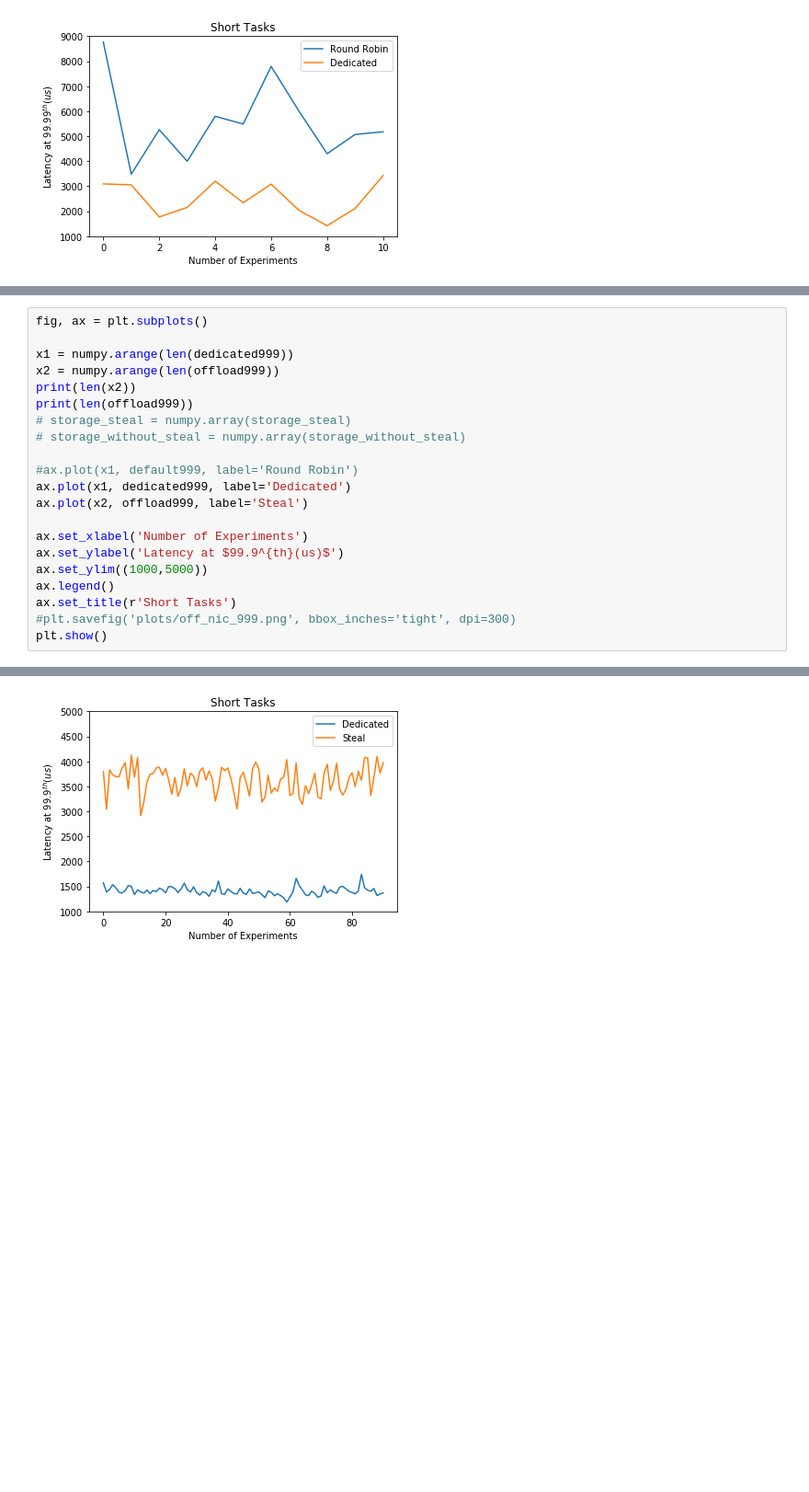
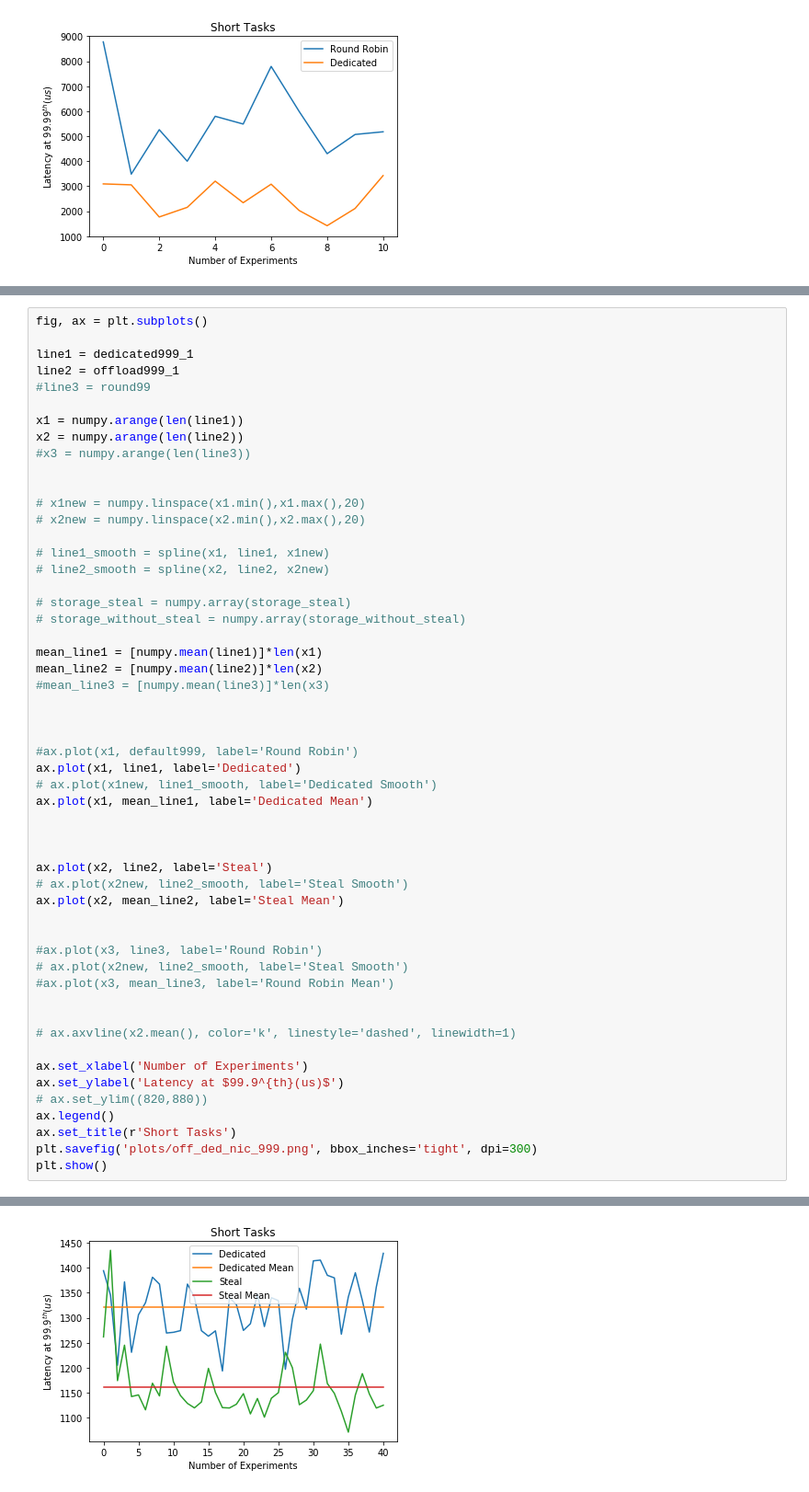
Before and after one commit to sarsanaee/mq_simulation, a Jupyter notebook: simul_steal.ipynb, the cells around one changed output, grey strips where cells are left out. Shown at 92% size. Drawn from its saved outputs; the diff is of its cells as text; blank space fills up the shorter version.

Commit message:
some plots and some statistics data added

```diff
--- a/simul_steal.ipynb
+++ b/simul_steal.ipynb
@@ -240,22 +252,54 @@ plt.show()
 # %%
 fig, ax = plt.subplots()
 
-x1 = numpy.arange(len(dedicated999))
-x2 = numpy.arange(len(offload999))
-print(len(x2))
-print(len(offload999))
+line1 = dedicated999_1
+line2 = offload999_1
+#line3 = round99
+
+x1 = numpy.arange(len(line1))
+x2 = numpy.arange(len(line2))
+#x3 = numpy.arange(len(line3))
+
+
+# x1new = numpy.linspace(x1.min(),x1.max(),20)
+# x2new = numpy.linspace(x2.min(),x2.max(),20)
+
+# line1_smooth = spline(x1, line1, x1new)
+# line2_smooth = spline(x2, line2, x2new)
+
 # storage_steal = numpy.array(storage_steal)
 # storage_without_steal = numpy.array(storage_without_steal)
 
+mean_line1 = [numpy.mean(line1)]*len(x1)
+mean_line2 = [numpy.mean(line2)]*len(x2)
+#mean_line3 = [numpy.mean(line3)]*len(x3)
+
+
+
 #ax.plot(x1, default999, label='Round Robin')
-ax.plot(x1, dedicated999, label='Dedicated')
-ax.plot(x2, offload999, label='Steal')
+ax.plot(x1, line1, label='Dedicated')
+# ax.plot(x1new, line1_smooth, label='Dedicated Smooth')
+ax.plot(x1, mean_line1, label='Dedicated Mean')
+
+
+
+ax.plot(x2, line2, label='Steal')
+# ax.plot(x2new, line2_smooth, label='Steal Smooth')
+ax.plot(x2, mean_line2, label='Steal Mean')
+
+
+#ax.plot(x3, line3, label='Round Robin')
+# ax.plot(x2new, line2_smooth, label='Steal Smooth')
+#ax.plot(x3, mean_line3, label='Round Robin Mean')
+
+
+# ax.axvline(x2.mean(), color='k', linestyle='dashed', linewidth=1)
 
 ax.set_xlabel('Number of Experiments')
 ax.set_ylabel('Latency at $99.9^{th}(us)$')
-ax.set_ylim((1000,5000))
+# ax.set_ylim((820,880))
 ax.legend()
 ax.set_title(r'Short Tasks')
-#plt.savefig('plots/off_nic_999.png', bbox_inches='tight', dpi=300)
+plt.savefig('plots/off_ded_nic_999.png', bbox_inches='tight', dpi=300)
 plt.show()
 # %% [output]
@@ -264 +306 @@ plt.show()
-[figure, old version]
+[figure, new version]
```
Also changed, not shown: parts of 9 cells of this notebook, 8 other files.
